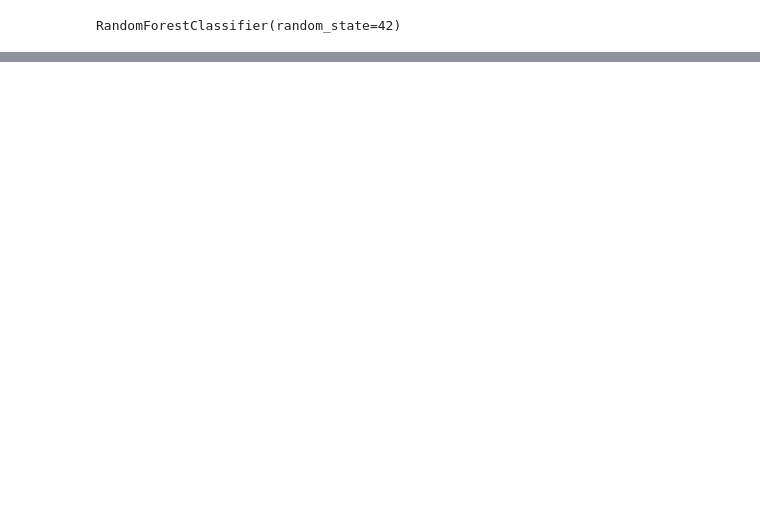
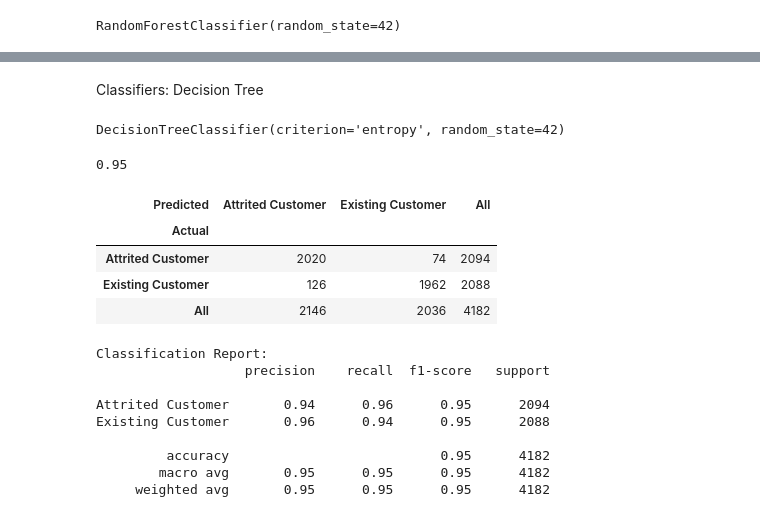
Before and after one commit to fabienne088/churn-prediction, a Jupyter notebook: imbalanced_data.ipynb, the cells around one changed output, grey strips where cells are left out. Saved outputs shown, nothing was run; the diff lists cells and outputs as text; code cells hidden in the pictures; blank space fills up the shorter version.

```diff
--- a/imbalanced_data.ipynb
+++ b/imbalanced_data.ipynb
@@ -226,0 +282,38 @@ Existing Customer       1.00      0.98      0.99      2088
+# %% [markdown]
+Classifiers: Decision Tree
+# %%
+dt_clf = DecisionTreeClassifier(criterion='entropy', random_state=42)
+dt_clf.fit(X_train_processed, y_train)
+# %% [output]
+DecisionTreeClassifier(criterion='entropy', random_state=42)
+# %%
+# Make predictions
+y_pred = dt_clf.predict(X_test_processed)
+
+# Evaluate the model
+print(round(dt_clf.score(X_test_processed, y_test),2))
+
+# Confusion matrix
+confusion_matrix(y_test, y_pred)
+crosstab = pd.crosstab(y_test, y_pred, rownames = ['Actual'], colnames =['Predicted'], margins = True)
+display(crosstab)
+
+# Generate classification report
+report = classification_report(y_test, y_pred, zero_division=1)
+print(f"Classification Report:\n{classification_report(y_test, y_pred, zero_division=1)}")
+# %% [output]
+0.95
+| Predicted | Attrited Customer | Existing Customer | All |
+| Actual |  |  |  |
+| Attrited Customer | 2020 | 74 | 2094 |
+| Existing Customer | 126 | 1962 | 2088 |
+| All | 2146 | 2036 | 4182 |
+Classification Report:
+                   precision    recall  f1-score   support
+
+Attrited Customer       0.94      0.96      0.95      2094
+Existing Customer       0.96      0.94      0.95      2088
+
+         accuracy                           0.95      4182
+        macro avg       0.95      0.95      0.95      4182
+     weighted avg       0.95      0.95      0.95      4182
```
Also changed, not shown: parts of 15 cells of this notebook, 8 other files.
